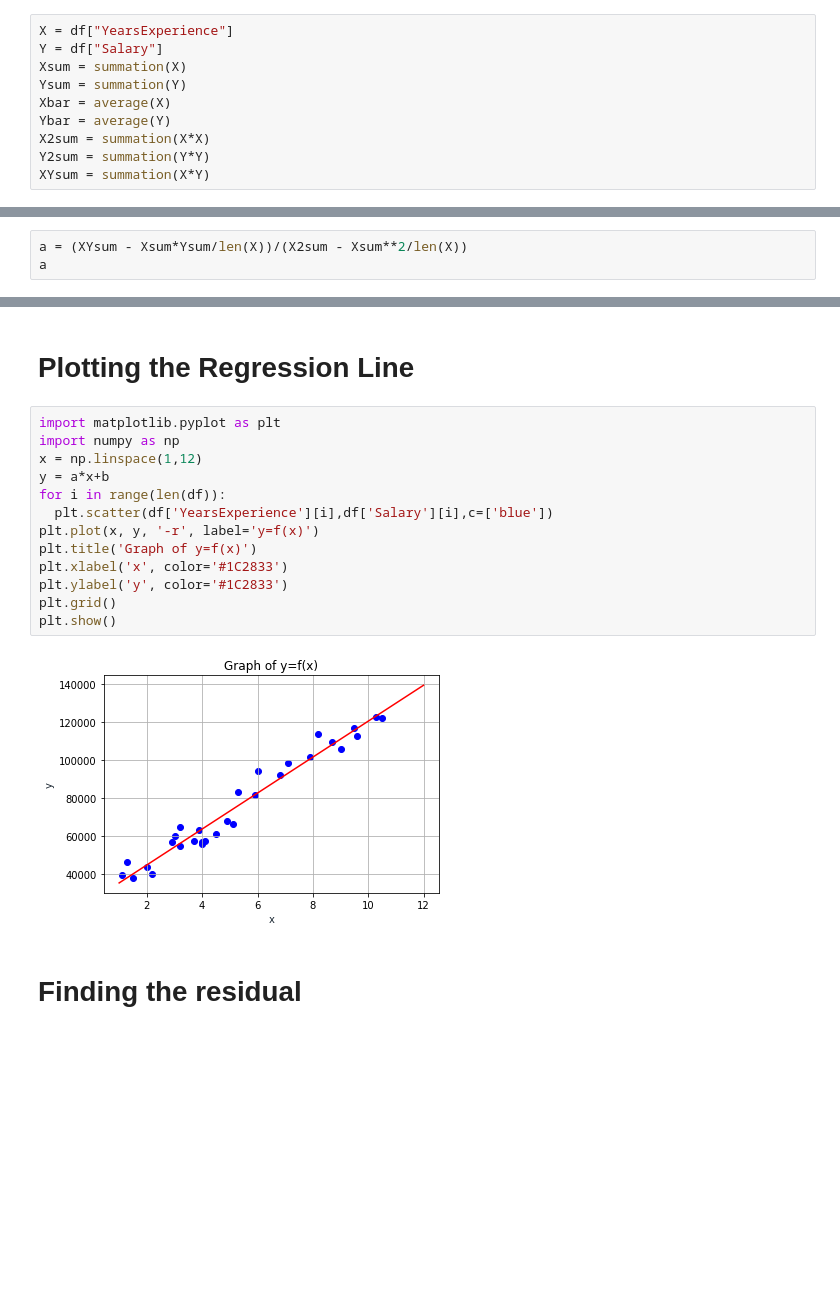
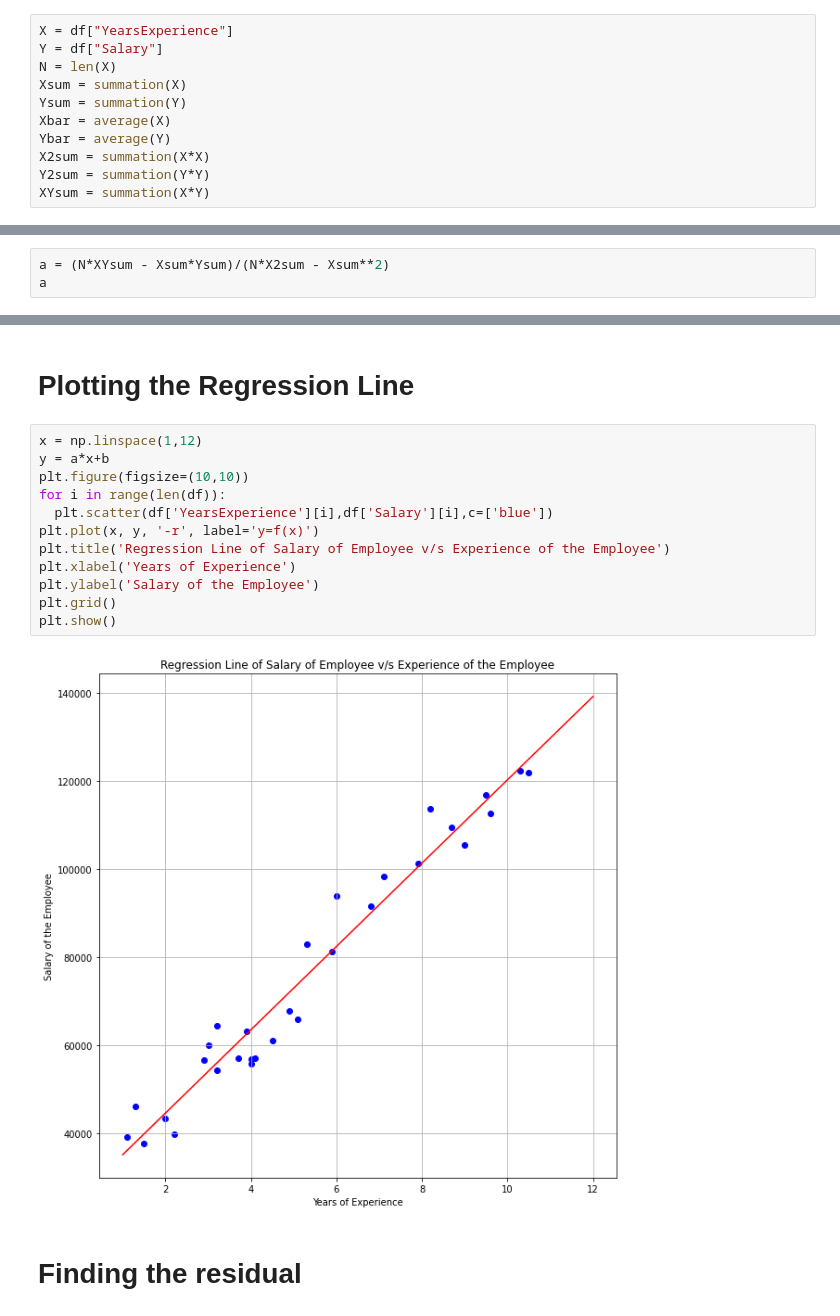
Before and after one commit to Gaurav0502/Machine-Learning-Lab, a Jupyter notebook: Lab-1_Simple_Linear_Regression/Lab_1_CSE1015_Simple_Linear_Regression.ipynb, the cells around one changed output, grey strips where cells are left out. Cells and saved outputs as stored; diff of their text form; blank space fills up the shorter version.

```diff
--- a/Lab-1_Simple_Linear_Regression/Lab_1_CSE1015_Simple_Linear_Regression.ipynb
+++ b/Lab-1_Simple_Linear_Regression/Lab_1_CSE1015_Simple_Linear_Regression.ipynb
@@ -55,6 +75,7 @@ def average(x):
 # %%
 X = df["YearsExperience"]
 Y = df["Salary"]
+N = len(X)
 Xsum = summation(X)
 Ysum = summation(Y)
 Xbar = average(X)
@@ -71,4 +96,4 @@ print(Xsum,Ysum,Xbar,Ybar,X2sum,Y2sum,XYsum)
 # %%
-a = (XYsum - Xsum*Ysum/len(X))/(X2sum - Xsum**2/len(X))
+a = (N*XYsum - Xsum*Ysum)/(N*X2sum - Xsum**2)
 a
 # %% [output]
@@ -80,19 +112,18 @@ b = Ybar - a*Xbar
 # %% [markdown]
 # Plotting the Regression Line
 # %%
-import matplotlib.pyplot as plt
-import numpy as np
 x = np.linspace(1,12)
 y = a*x+b
+plt.figure(figsize=(10,10))
 for i in range(len(df)):
   plt.scatter(df['YearsExperience'][i],df['Salary'][i],c=['blue'])
 plt.plot(x, y, '-r', label='y=f(x)')
-plt.title('Graph of y=f(x)')
-plt.xlabel('x', color='#1C2833')
-plt.ylabel('y', color='#1C2833')
+plt.title('Regression Line of Salary of Employee v/s Experience of the Employee')
+plt.xlabel('Years of Experience')
+plt.ylabel('Salary of the Employee')
 plt.grid()
 plt.show()
 # %% [output]
-[figure, old version]
+[figure, new version]
 # %% [markdown]
 # Finding the residual
```
Also changed, not shown: parts of 18 cells of this notebook, 7 other files.
